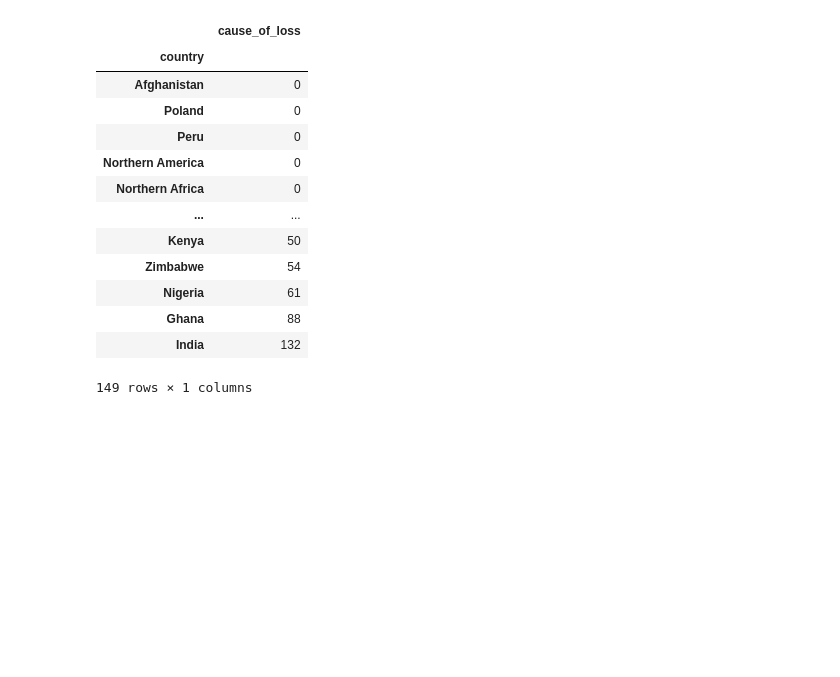
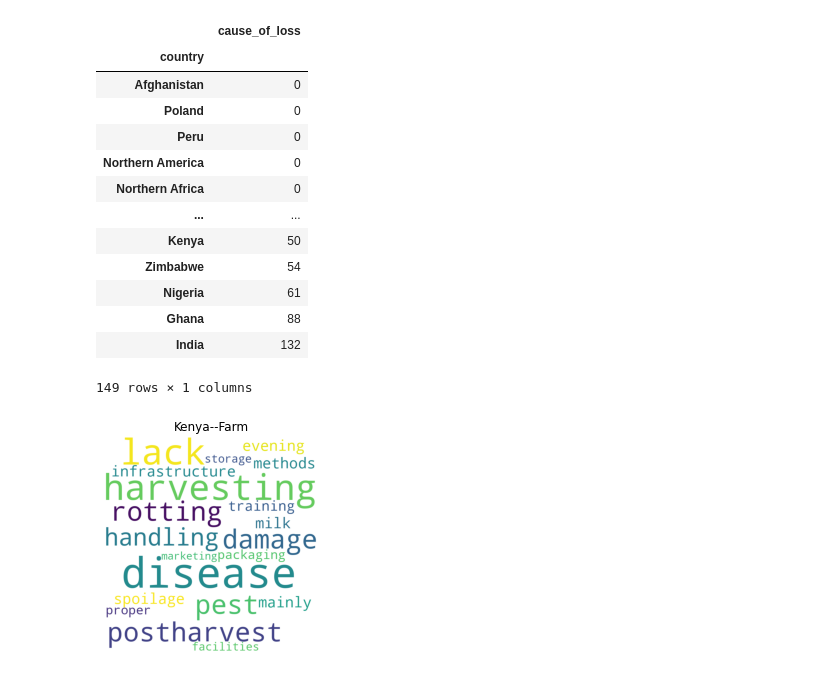
Before and after one commit to murathansygl/Food-Supply-Chain, a Jupyter notebook: module_3.ipynb, the cells around one changed output. Cells and saved outputs as stored; diff of their text form; code cells hidden in the pictures; blank space fills up the shorter version.

```diff
--- a/module_3.ipynb
+++ b/module_3.ipynb
@@ -93,3 +101,7 @@ def word_cloud(df,country):
 
     plt.show()
+# %%
+word_cloud(df,"Kenya","Farm","")
+# %% [output]
+[figure, added]
 # %%
```
Also changed, not shown: parts of 3 cells of this notebook, 4 other files.
